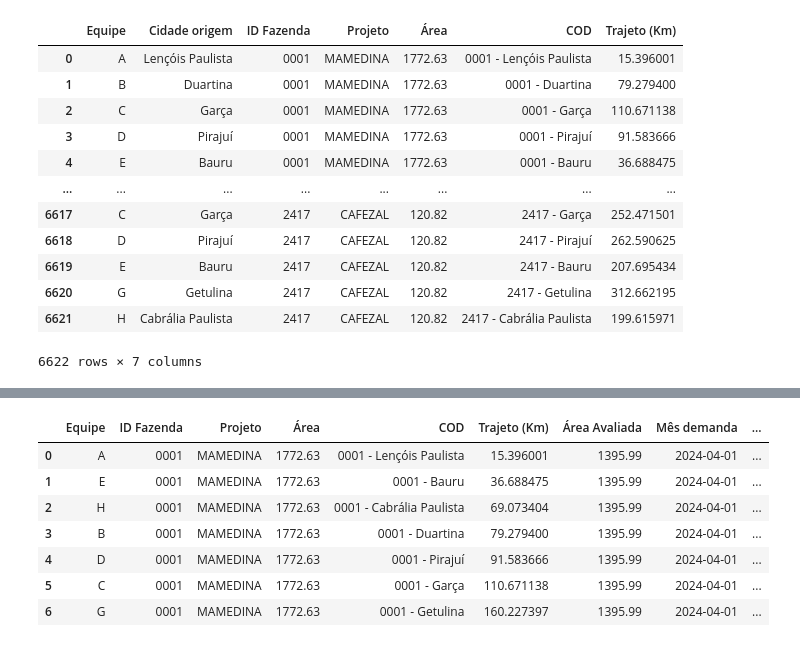
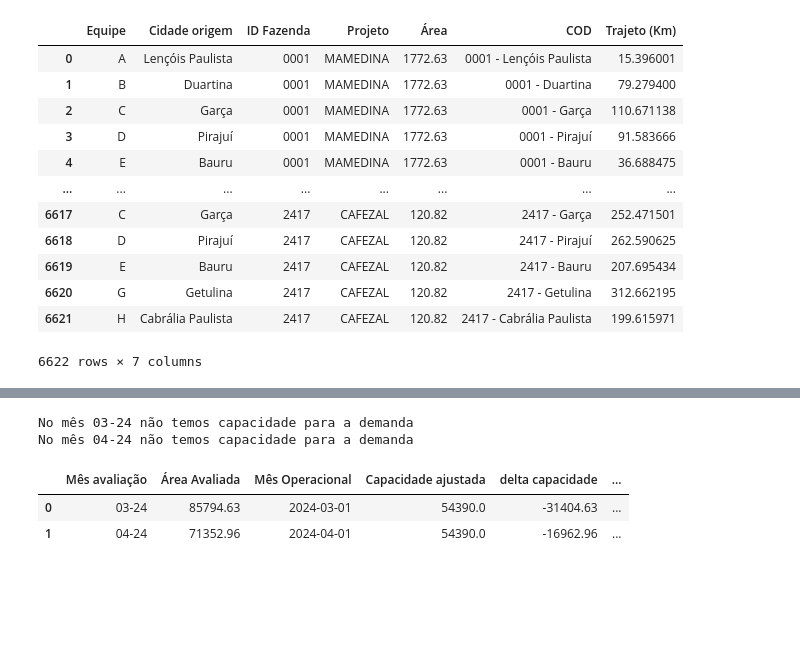
Before and after one commit to Ga-Moura/otimizacao, a Jupyter notebook: otimizacao.V2.ipynb, the cells around one changed output, grey strips where cells are left out. Drawn from its saved outputs; the diff is of its cells as text; code cells hidden in the pictures; blank space fills up the shorter version.

```diff
--- a/otimizacao.V2.ipynb
+++ b/otimizacao.V2.ipynb
@@ -165,3 +143,29 @@ otimizacao_rotas
+# %%
+#Analisar capacidade
+
+demanda_total_mes = demanda.groupby(['Mês avaliação'])['Área Avaliada'].sum().reset_index()
+
+capacidade_total_mes = capacidade_equipe.groupby(['Mês Operacional'])['Capacidade ajustada'].sum().reset_index()
+
+analise_capacidade = demanda_total_mes.merge(capacidade_total_mes, left_on='Mês avaliação', right_on='Mês Operacional', how='left')
+
+analise_capacidade['delta capacidade'] = analise_capacidade['Capacidade ajustada'] - analise_capacidade['Área Avaliada']
+
+analise_capacidade['status capacidade'] = np.where(analise_capacidade['delta capacidade'] > 0 , 'temos Capacidade para a demanda', 'não temos capacidade para a demanda')
+
+analise_capacidade['Mês avaliação'] = analise_capacidade['Mês avaliação'].dt.strftime('%m-%y')
+
+for k,v in analise_capacidade.iterrows():
+    print(f"No mês {v['Mês avaliação']} {v['status capacidade']}")
+
+
+analise_capacidade
+# %% [output]
+No mês 03-24 não temos capacidade para a demanda
+No mês 04-24 não temos capacidade para a demanda
+|  | Mês avaliação | Área Avaliada | Mês Operacional | Capacidade ajustada | delta capacidade | ... |
+| 0 | 03-24 | 85794.63 | 2024-03-01 | 54390.0 | -31404.63 | ... |
+| 1 | 04-24 | 71352.96 | 2024-04-01 | 54390.0 | -16962.96 | ... |
 # %%
 #Plano A
 
@@ -211,11 +214,0 @@ adiciona_equipe(capacidade_equipe, carteira_equipe, 0,0)
-# %%
-otimizacao_rotas.head(7)
-# %% [output]
-|  | Equipe | ID Fazenda | Projeto | Área | COD | Trajeto (Km) | Área Avaliada | Mês demanda | ... |
-| 0 | A | 0001 | MAMEDINA | 1772.63 | 0001 - Lençóis Paulista | 15.396001 | 1395.99 | 2024-04-01 | ... |
-| 1 | E | 0001 | MAMEDINA | 1772.63 | 0001 - Bauru | 36.688475 | 1395.99 | 2024-04-01 | ... |
-| 2 | H | 0001 | MAMEDINA | 1772.63 | 0001 - Cabrália Paulista | 69.073404 | 1395.99 | 2024-04-01 | ... |
-| 3 | B | 0001 | MAMEDINA | 1772.63 | 0001 - Duartina | 79.279400 | 1395.99 | 2024-04-01 | ... |
-| 4 | D | 0001 | MAMEDINA | 1772.63 | 0001 - Pirajuí | 91.583666 | 1395.99 | 2024-04-01 | ... |
-| 5 | C | 0001 | MAMEDINA | 1772.63 | 0001 - Garça | 110.671138 | 1395.99 | 2024-04-01 | ... |
-| 6 | G | 0001 | MAMEDINA | 1772.63 | 0001 - Getulina | 160.227397 | 1395.99 | 2024-04-01 | ... |
```
Also changed, not shown: parts of 14 cells of this notebook.
